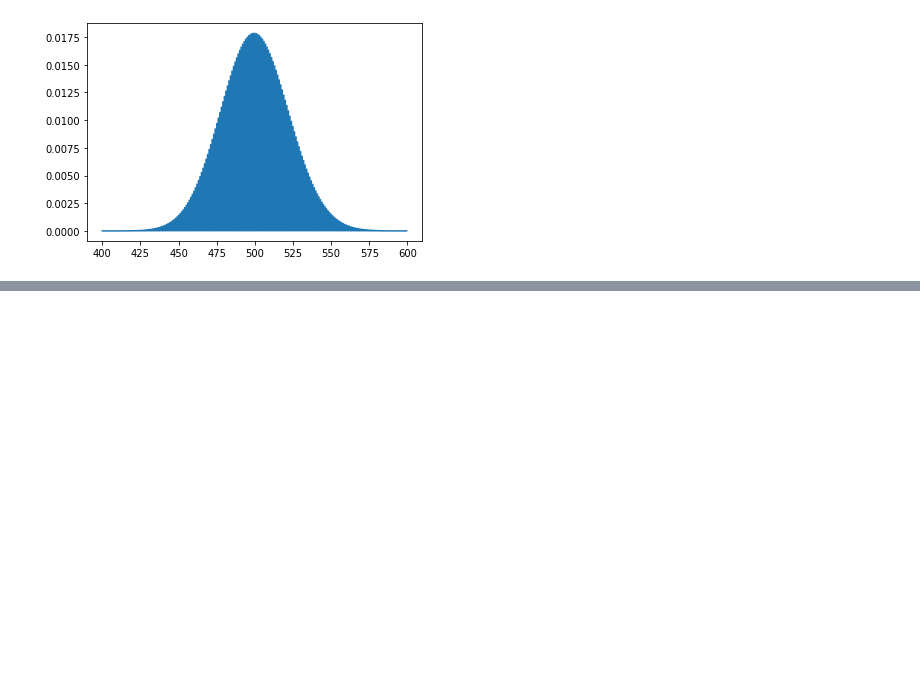
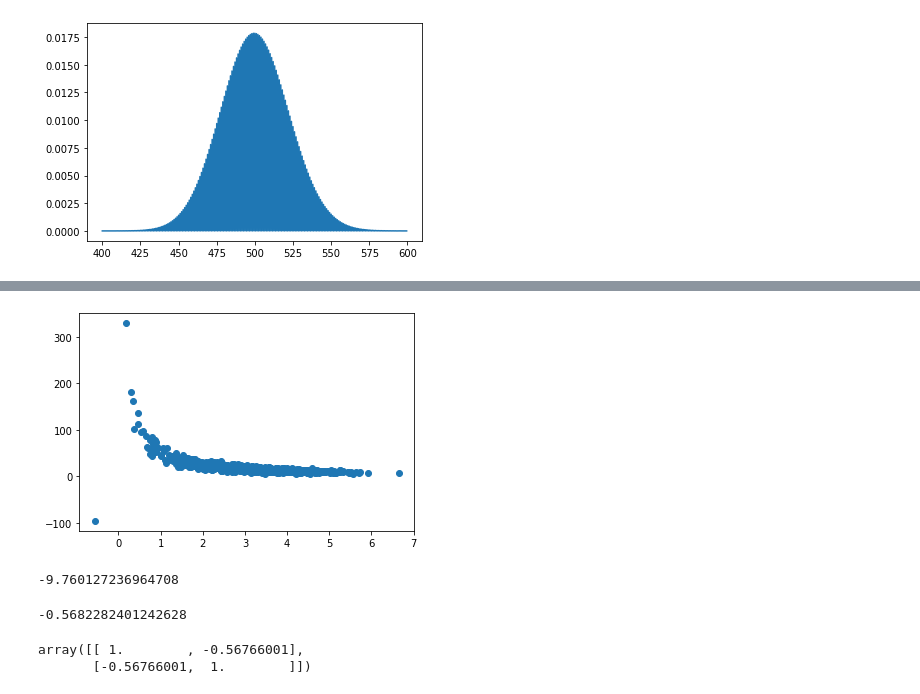
Before and after one commit to weronikazak/ML-Projects, a Jupyter notebook: InterviewNotes/1_Statics_Probability.ipynb, the cells around one changed output, grey strips where cells are left out. Cells and saved outputs as stored; diff of their text form; code cells hidden in the pictures; blank space fills up the shorter version.

```diff
--- a/InterviewNotes/1_Statics_Probability.ipynb
+++ b/InterviewNotes/1_Statics_Probability.ipynb
@@ -139,0 +227,11 @@ plt.show()
+# %%
+purchaseAmount = np.random.normal(50.0, 10.0, 1000) / pageSpeed
+
+plt.scatter(pageSpeed, purchaseAmount)
+plt.show()
+# %% [output]
+[figure, added]
+# %%
+covariance(pageSpeed, purchaseAmount)
+# %% [output]
+-9.760127236964708
@@ -139,0 +243,9 @@ plt.show()
+# %%
+correlation(pageSpeed, purchaseAmount)
+# %% [output]
+-0.5682282401242628
+# %%
+np.corrcoef(pageSpeed, purchaseAmount)
+# %% [output]
+array([[ 1.        , -0.56766001],
+       [-0.56766001,  1.        ]])
```
Also changed, not shown: parts of 49 cells of this notebook.
